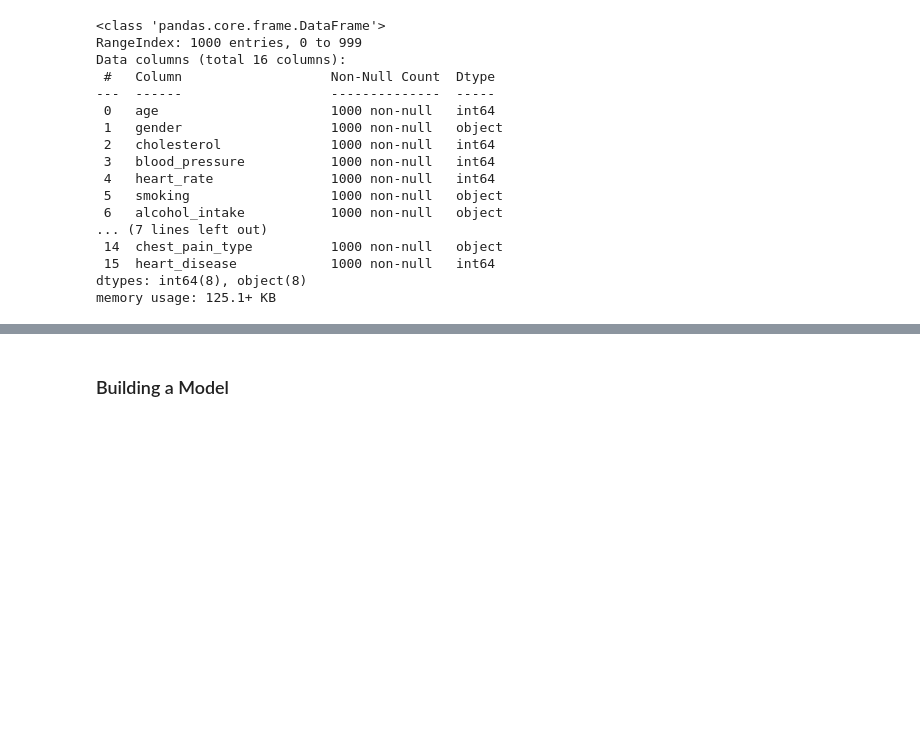
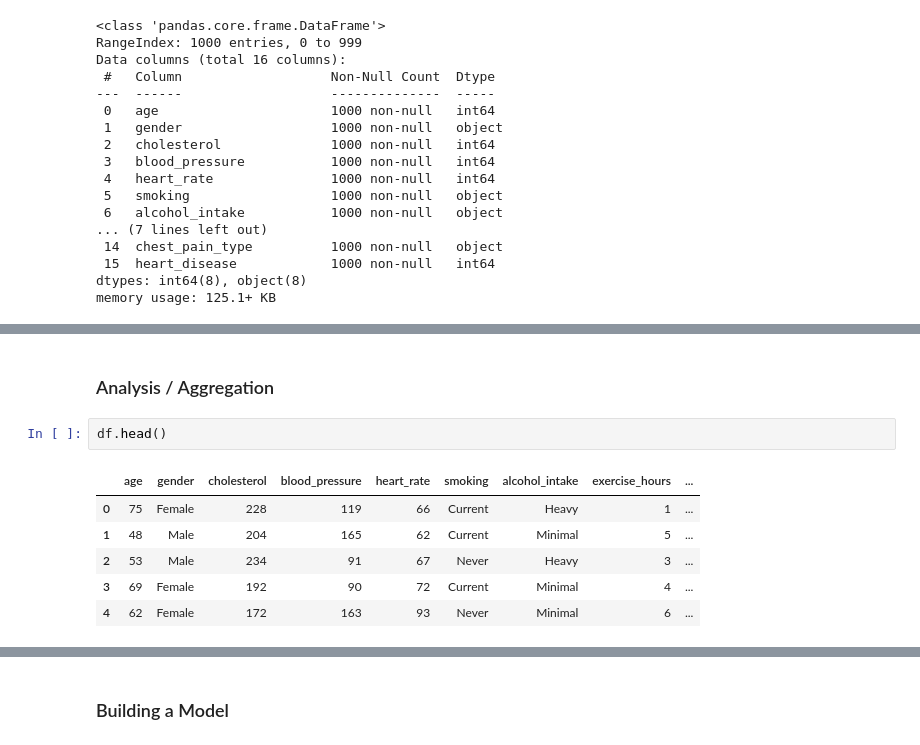
Before and after one commit to smartestnerdfromtown/Machine-Learning-Projects, a Jupyter notebook: Heart Disease prediction/heart_disease_prediction.ipynb, the cells around one changed output, grey strips where cells are left out. Cells and saved outputs as stored; diff of their text form; blank space fills up the shorter version.

Commit message:
gender related analysis and aggregation

```diff
--- a/Heart Disease prediction/heart_disease_prediction.ipynb
+++ b/Heart Disease prediction/heart_disease_prediction.ipynb
@@ -118,0 +127,11 @@ memory usage: 125.1+ KB
+# %% [markdown]
+### Analysis / Aggregation
+# %%
+df.head()
+# %% [output]
+|  | age | gender | cholesterol | blood_pressure | heart_rate | smoking | alcohol_intake | exercise_hours | ... |
+| 0 | 75 | Female | 228 | 119 | 66 | Current | Heavy | 1 | ... |
+| 1 | 48 | Male | 204 | 165 | 62 | Current | Minimal | 5 | ... |
+| 2 | 53 | Male | 234 | 91 | 67 | Never | Heavy | 3 | ... |
+| 3 | 69 | Female | 192 | 90 | 72 | Current | Minimal | 4 | ... |
+| 4 | 62 | Female | 172 | 163 | 93 | Never | Minimal | 6 | ... |
```
Also changed, not shown: parts of 4 cells of this notebook.
